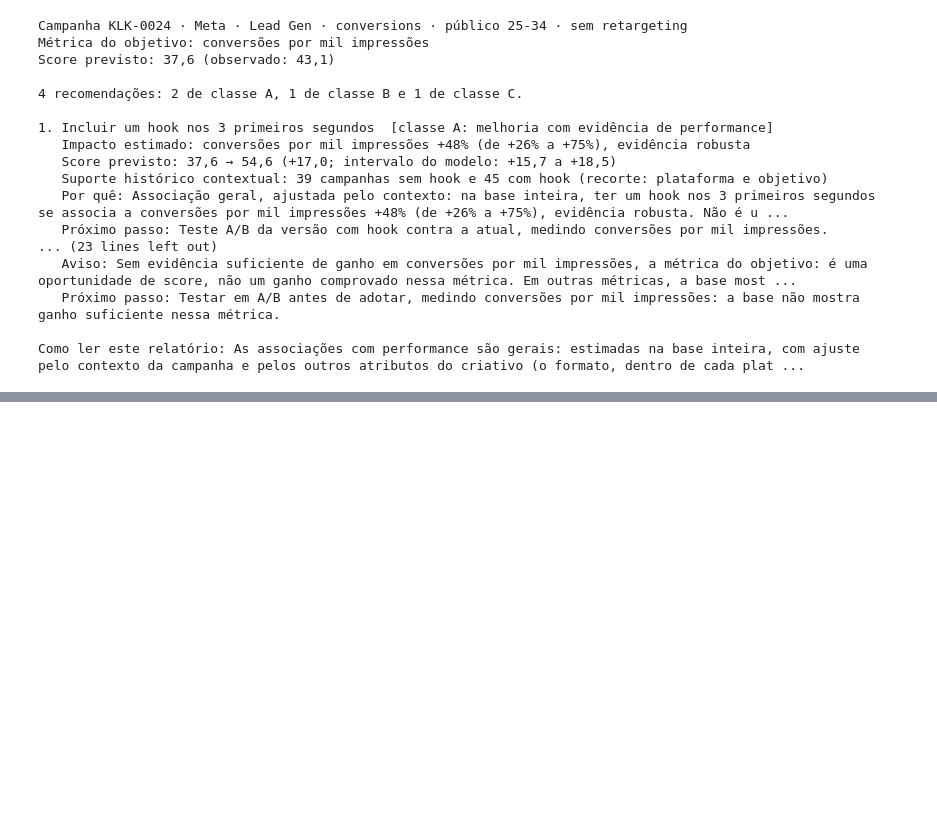
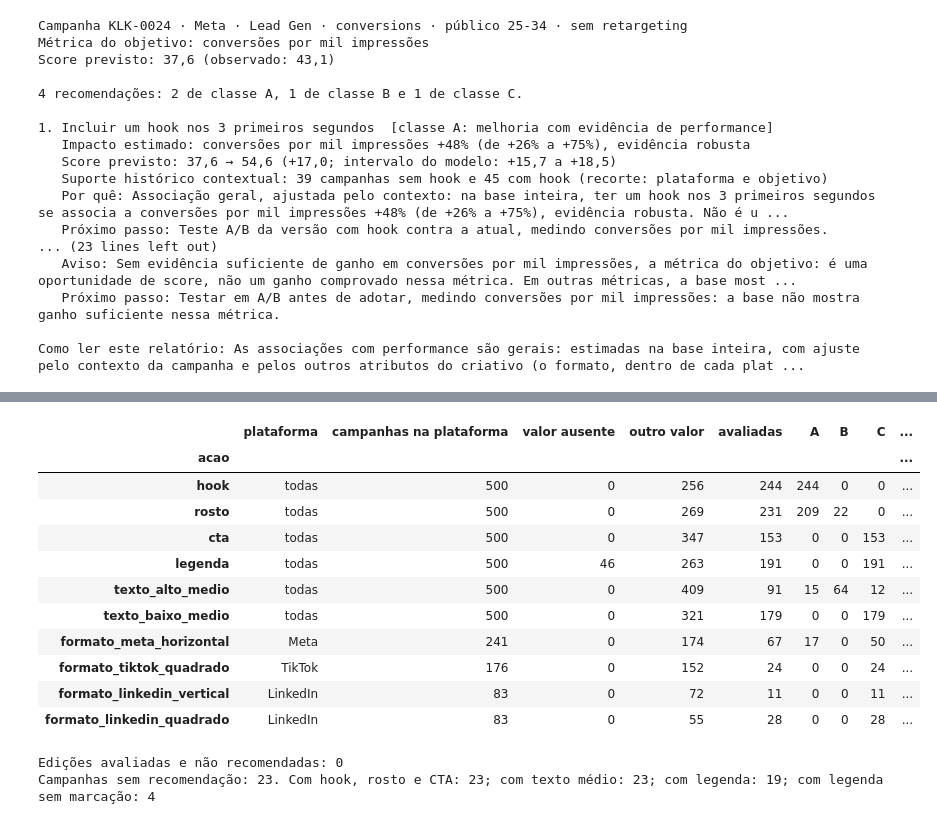
Before and after one commit to murilozgodoy/case_klike.ia, a Jupyter notebook: notebooks/04_recommendations.ipynb, the cells around one changed output, grey strips where cells are left out. Cells and saved outputs as stored; diff of their text form; code cells hidden in the pictures; blank space fills up the shorter version.

```diff
--- a/notebooks/04_recommendations.ipynb
+++ b/notebooks/04_recommendations.ipynb
@@ -590,0 +748,38 @@ python -m klike.recommend --arquivo examples/campanha_nova.json --json
+# %%
+funnel = action_funnel(evaluated).rename(
+    columns={
+        "campanhas": "campanhas na plataforma",
+        "valor_ausente": "valor ausente",
+        "outro_valor": "outro valor",
+        "avaliadas": "avaliadas",
+        "rejeitada": "rejeitadas",
+    }
+)
+display(funnel)
+print(f"Edições avaliadas e não recomendadas: {len(rejections(evaluated))}")
+present = cleaned.set_index("campaign_id").loc[
+    campaigns.loc[campaigns["recomendacoes"] == 0, "campanha_id"]
+]
+practices = present[["has_hook", "has_face", "has_cta"]].all(axis=1)
+subtitle = present["has_subtitle"]
+print(
+    f"Campanhas sem recomendação: {len(present)}. Com hook, rosto e CTA: "
+    f"{int(practices.sum())}; com texto médio: "
+    f"{int(present['text_density'].eq('medium').sum())}; com legenda: "
+    f"{int(subtitle.eq(True).sum())}; com legenda sem marcação: {int(subtitle.isna().sum())}"
+)
+# %% [output]
+|  | plataforma | campanhas na plataforma | valor ausente | outro valor | avaliadas | A | B | C | ... |
+| acao |  |  |  |  |  |  |  |  | ... |
+| hook | todas | 500 | 0 | 256 | 244 | 244 | 0 | 0 | ... |
+| rosto | todas | 500 | 0 | 269 | 231 | 209 | 22 | 0 | ... |
+| cta | todas | 500 | 0 | 347 | 153 | 0 | 0 | 153 | ... |
+| legenda | todas | 500 | 46 | 263 | 191 | 0 | 0 | 191 | ... |
+| texto_alto_medio | todas | 500 | 0 | 409 | 91 | 15 | 64 | 12 | ... |
+| texto_baixo_medio | todas | 500 | 0 | 321 | 179 | 0 | 0 | 179 | ... |
+| formato_meta_horizontal | Meta | 241 | 0 | 174 | 67 | 17 | 0 | 50 | ... |
+| formato_tiktok_quadrado | TikTok | 176 | 0 | 152 | 24 | 0 | 0 | 24 | ... |
+| formato_linkedin_vertical | LinkedIn | 83 | 0 | 72 | 11 | 0 | 0 | 11 | ... |
+| formato_linkedin_quadrado | LinkedIn | 83 | 0 | 55 | 28 | 0 | 0 | 28 | ... |
+Edições avaliadas e não recomendadas: 0
+Campanhas sem recomendação: 23. Com hook, rosto e CTA: 23; com texto médio: 23; com legenda: 19; com legenda sem marcação: 4
```
Also changed, not shown: parts of 31 cells of this notebook, 2 other files.
